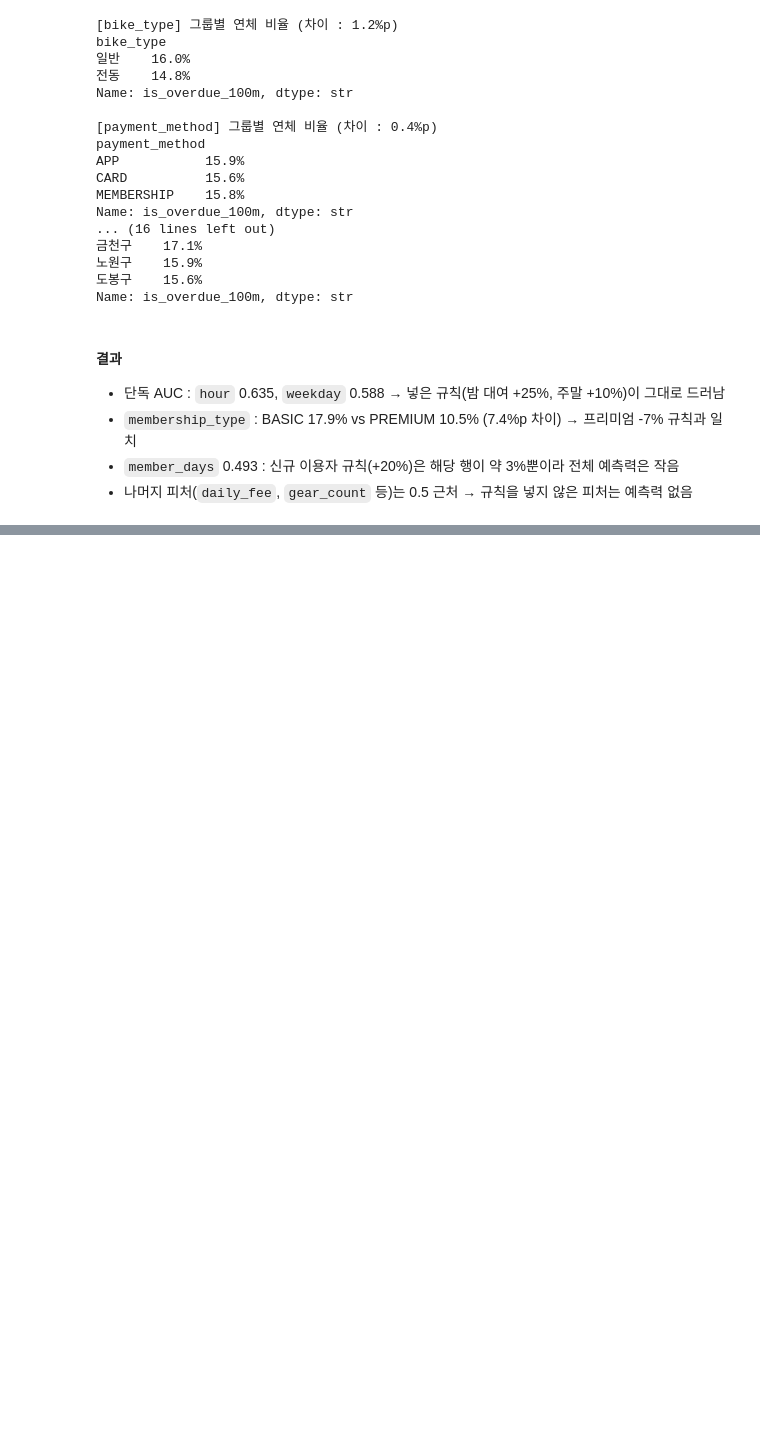
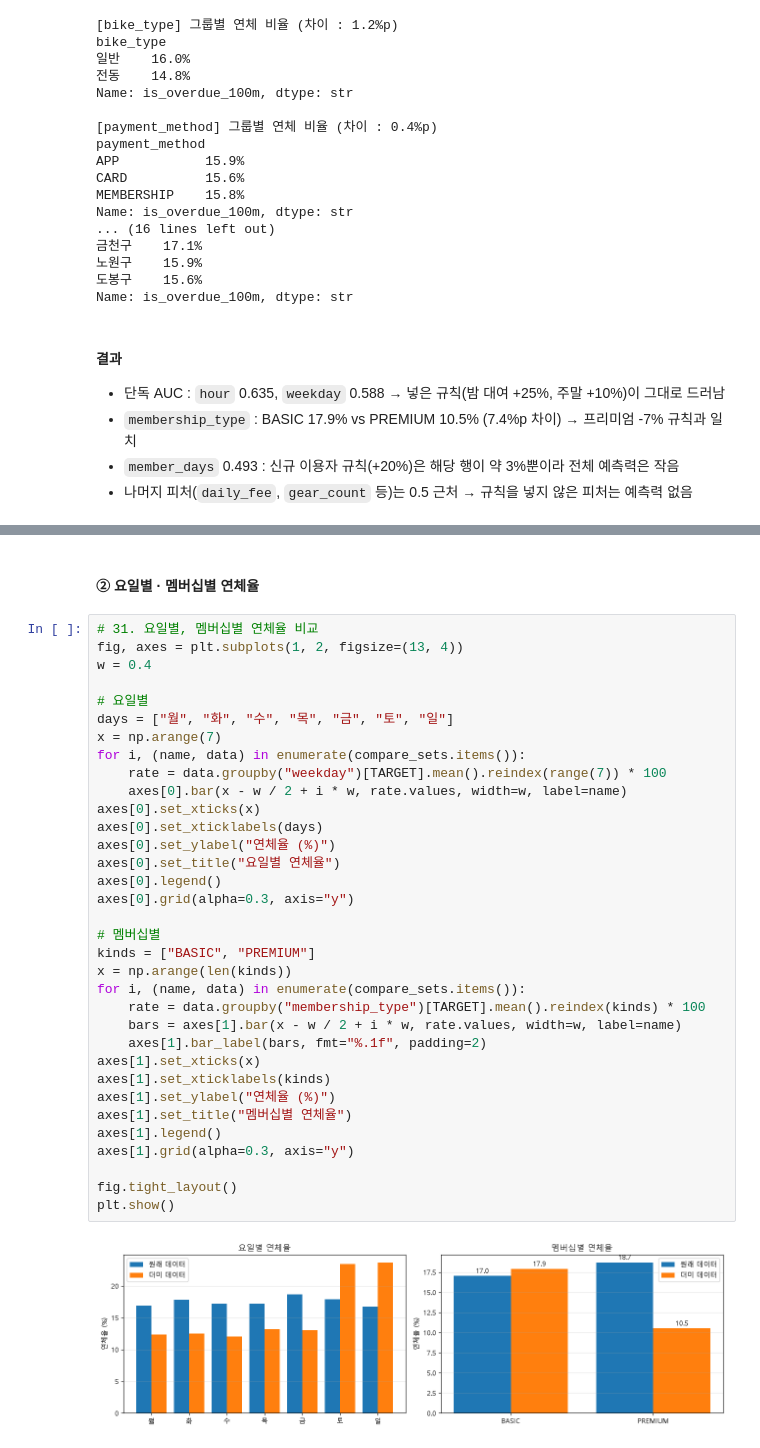
Before and after one commit to yoell1/6_Python, a Jupyter notebook: 10_02종합 실습 문제/ml_solution_dummy.ipynb, the cells around one changed output, grey strips where cells are left out. Drawn from its saved outputs; the diff is of its cells as text; blank space fills up the shorter version.

```diff
--- a/10_02종합 실습 문제/ml_solution_dummy.ipynb
+++ b/10_02종합 실습 문제/ml_solution_dummy.ipynb
@@ -646,0 +692,38 @@ Name: is_overdue_100m, dtype: str
+# %% [markdown]
+#### ② 요일별 · 멤버십별 연체율
+# %%
+# 31. 요일별, 멤버십별 연체율 비교
+fig, axes = plt.subplots(1, 2, figsize=(13, 4))
+w = 0.4
+
+# 요일별
+days = ["월", "화", "수", "목", "금", "토", "일"]
+x = np.arange(7)
+for i, (name, data) in enumerate(compare_sets.items()):
+    rate = data.groupby("weekday")[TARGET].mean().reindex(range(7)) * 100
+    axes[0].bar(x - w / 2 + i * w, rate.values, width=w, label=name)
+axes[0].set_xticks(x)
+axes[0].set_xticklabels(days)
+axes[0].set_ylabel("연체율 (%)")
+axes[0].set_title("요일별 연체율")
+axes[0].legend()
+axes[0].grid(alpha=0.3, axis="y")
+
+# 멤버십별
+kinds = ["BASIC", "PREMIUM"]
+x = np.arange(len(kinds))
+for i, (name, data) in enumerate(compare_sets.items()):
+    rate = data.groupby("membership_type")[TARGET].mean().reindex(kinds) * 100
+    bars = axes[1].bar(x - w / 2 + i * w, rate.values, width=w, label=name)
+    axes[1].bar_label(bars, fmt="%.1f", padding=2)
+axes[1].set_xticks(x)
+axes[1].set_xticklabels(kinds)
+axes[1].set_ylabel("연체율 (%)")
+axes[1].set_title("멤버십별 연체율")
+axes[1].legend()
+axes[1].grid(alpha=0.3, axis="y")
+
+fig.tight_layout()
+plt.show()
+# %% [output]
+[figure, added]
```
Also changed, not shown: parts of 7 cells of this notebook.
